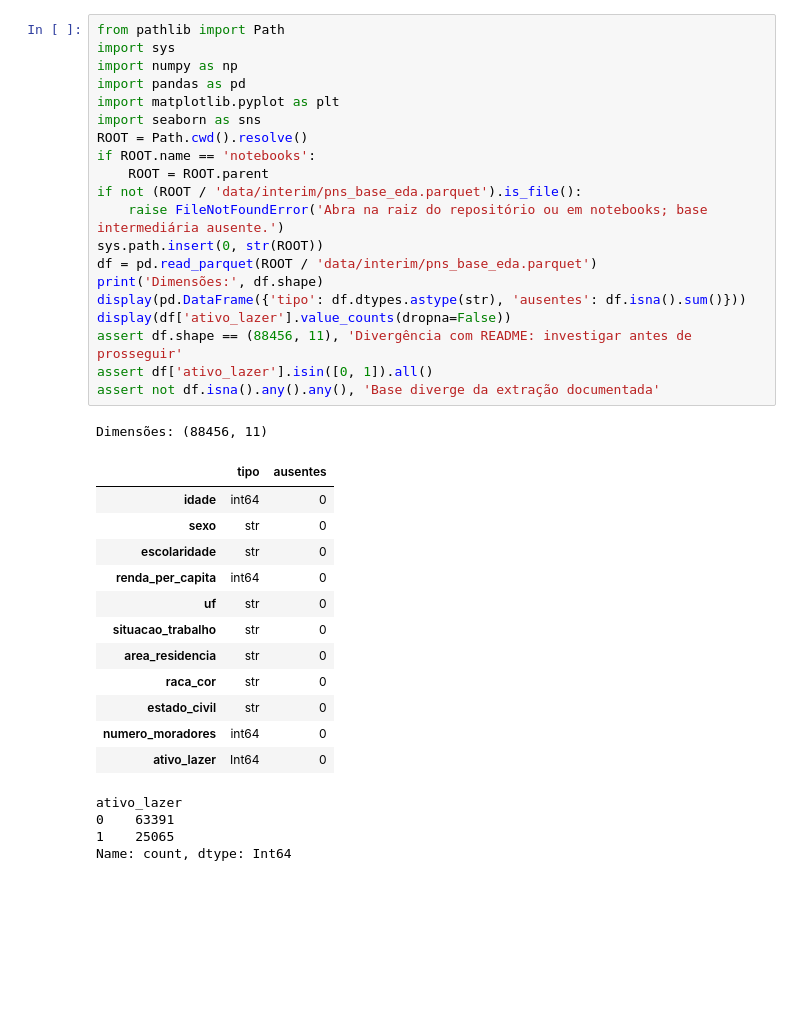
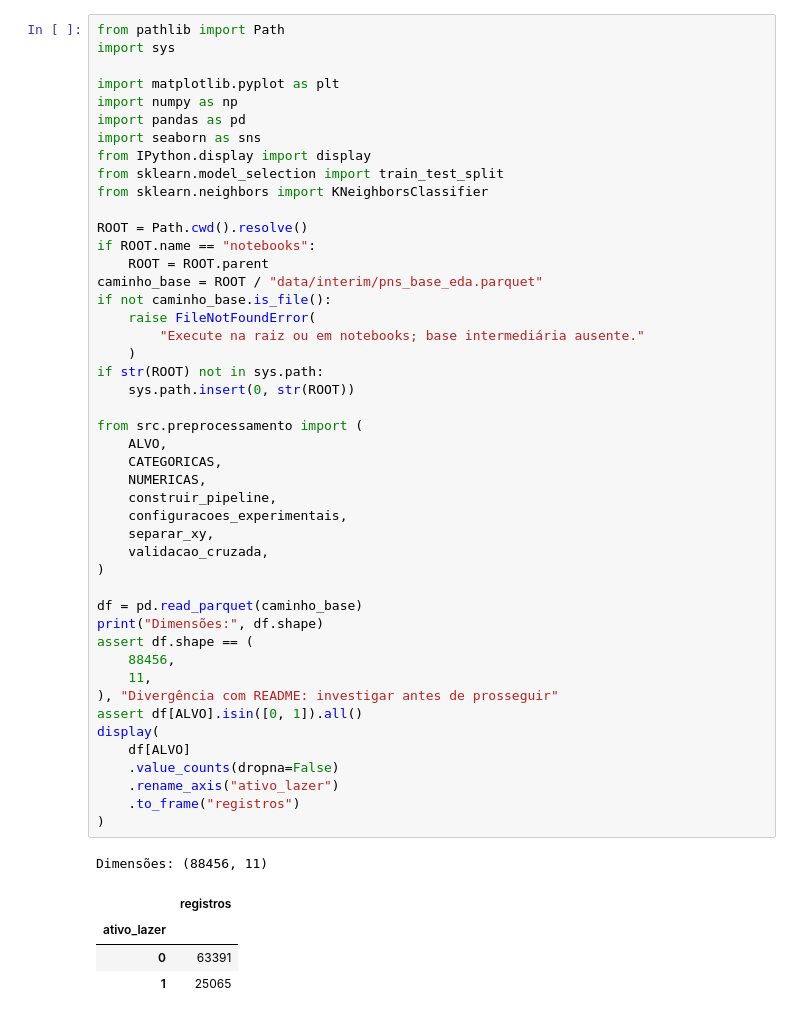
Before and after one commit to jean-pietro-lacerda/pns-atividade-fisica-knn, a Jupyter notebook: notebooks/03_preprocessamento.ipynb, the cells around one changed output. Drawn from its saved outputs; the diff is of its cells as text; blank space fills up the shorter version.

```diff
--- a/notebooks/03_preprocessamento.ipynb
+++ b/notebooks/03_preprocessamento.ipynb
@@ -4,38 +13,52 @@ Base: saída final da extração. Este notebook não reexecuta a extração nem
 # %%
 from pathlib import Path
 import sys
+
+import matplotlib.pyplot as plt
 import numpy as np
 import pandas as pd
-import matplotlib.pyplot as plt
 import seaborn as sns
+from IPython.display import display
+from sklearn.model_selection import train_test_split
+from sklearn.neighbors import KNeighborsClassifier
+
 ROOT = Path.cwd().resolve()
-if ROOT.name == 'notebooks':
+if ROOT.name == "notebooks":
     ROOT = ROOT.parent
-if not (ROOT / 'data/interim/pns_base_eda.parquet').is_file():
-    raise FileNotFoundError('Abra na raiz do repositório ou em notebooks; base intermediária ausente.')
-sys.path.insert(0, str(ROOT))
-df = pd.read_parquet(ROOT / 'data/interim/pns_base_eda.parquet')
-print('Dimensões:', df.shape)
-display(pd.DataFrame({'tipo': df.dtypes.astype(str), 'ausentes': df.isna().sum()}))
-display(df['ativo_lazer'].value_counts(dropna=False))
-assert df.shape == (88456, 11), 'Divergência com README: investigar antes de prosseguir'
-assert df['ativo_lazer'].isin([0, 1]).all()
-assert not df.isna().any().any(), 'Base diverge da extração documentada'
+caminho_base = ROOT / "data/interim/pns_base_eda.parquet"
+if not caminho_base.is_file():
+    raise FileNotFoundError(
+        "Execute na raiz ou em notebooks; base intermediária ausente."
+    )
+if str(ROOT) not in sys.path:
+    sys.path.insert(0, str(ROOT))
+
+from src.preprocessamento import (
+    ALVO,
+    CATEGORICAS,
+    NUMERICAS,
+    construir_pipeline,
+    configuracoes_experimentais,
+    separar_xy,
+    validacao_cruzada,
+)
+
+df = pd.read_parquet(caminho_base)
+print("Dimensões:", df.shape)
+assert df.shape == (
+    88456,
+    11,
+), "Divergência com README: investigar antes de prosseguir"
+assert df[ALVO].isin([0, 1]).all()
+display(
+    df[ALVO]
+    .value_counts(dropna=False)
+    .rename_axis("ativo_lazer")
+    .to_frame("registros")
+)
 # %% [output]
 Dimensões: (88456, 11)
-|  | tipo | ausentes |
-| idade | int64 | 0 |
-| sexo | str | 0 |
-| escolaridade | str | 0 |
-| renda_per_capita | int64 | 0 |
-| uf | str | 0 |
-| situacao_trabalho | str | 0 |
-| area_residencia | str | 0 |
-| raca_cor | str | 0 |
-| estado_civil | str | 0 |
-| numero_moradores | int64 | 0 |
-| ativo_lazer | Int64 | 0 |
+|  | registros |
+| ativo_lazer |  |
+| 0 | 63391 |
+| 1 | 25065 |
-ativo_lazer
-0    63391
-1    25065
-Name: count, dtype: Int64
```
Also changed, not shown: parts of 32 cells of this notebook, 3 other files.
